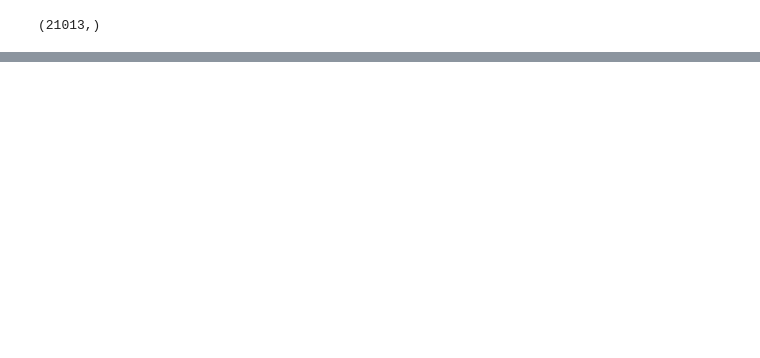
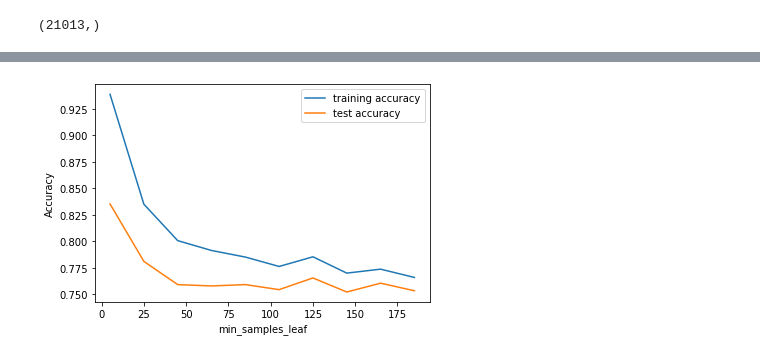
Before and after one commit to gauravsbisht/TelecomChurnCaseStudy, a Jupyter notebook: TelecomChurn_Solution.ipynb, the cells around one changed output, grey strips where cells are left out. Cells and saved outputs as stored; diff of their text form; code cells hidden in the pictures; blank space fills up the shorter version.

```diff
--- a/TelecomChurn_Solution.ipynb
+++ b/TelecomChurn_Solution.ipynb
@@ -463,0 +777,13 @@ print(r_square)
+# %%
+## Lets tune min sample leaf
+# parameters to build the model on
+parameters = {'min_samples_leaf': range(5, 200, 20)}
+
+# instantiate the model
+dtree = DecisionTreeClassifier(criterion = "gini",class_weight='balanced',random_state = 100)
+
+# fit tree on training data
+tree = GridSearchCV(dtree, parameters,
+                    cv=n_folds,
+                   scoring="accuracy", return_train_score=True)
+tree.fit(train_pca,y_train)
@@ -463,0 +807,4 @@ print(r_square)
+# %%
+# scores of GridSearch CV
+scores = tree.cv_results_
+pd.DataFrame(scores).head()
@@ -463,0 +819,17 @@ print(r_square)
+# %%
+# plotting accuracies with min_samples_leaf
+plt.figure()
+plt.plot(scores["param_min_samples_leaf"],
+         scores["mean_train_score"],
+         label="training accuracy")
+plt.plot(scores["param_min_samples_leaf"],
+         scores["mean_test_score"],
+         label="test accuracy")
+plt.xlabel("min_samples_leaf")
+plt.ylabel("Accuracy")
+plt.legend()
+plt.show()
+
+#seems 5 to 150
+# %% [output]
+[figure, added]
```
Also changed, not shown: parts of 62 cells of this notebook.
